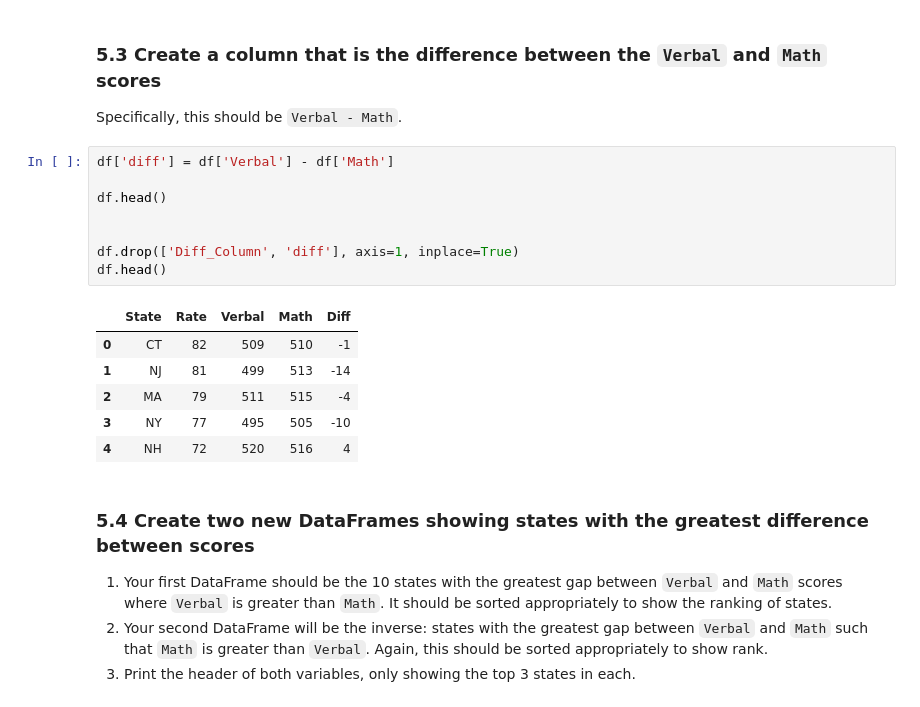
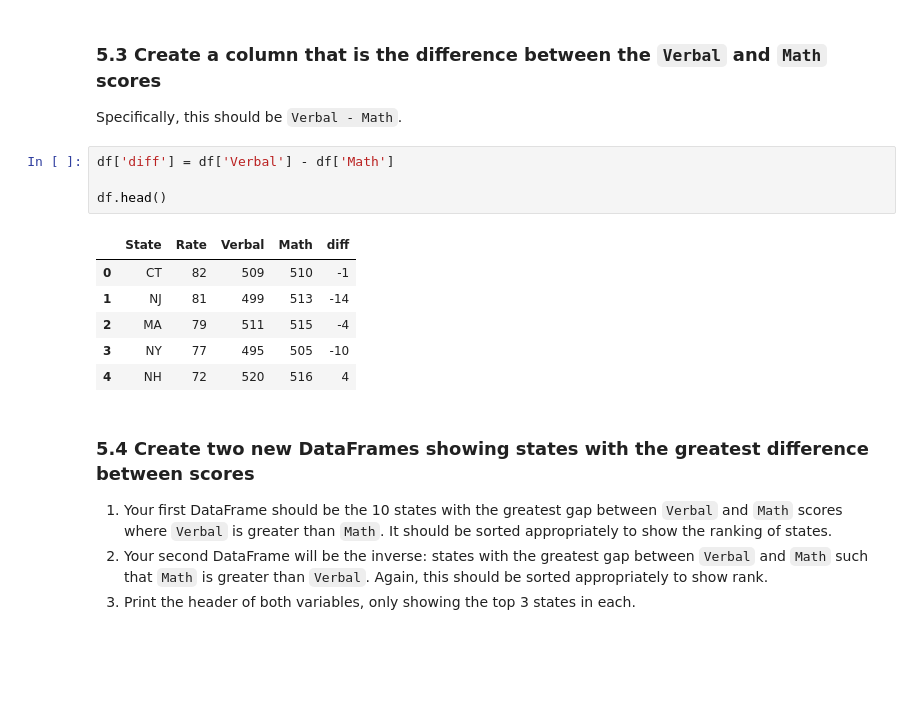
Before and after one commit to Saurabh66/Data-Science-Projects, a Jupyter notebook: project02/project-02-v2-starter-code.ipynb, the cells around one changed output. Cells and saved outputs as stored; diff of their text form; blank space fills up the shorter version.

```diff
--- a/project02/project-02-v2-starter-code.ipynb
+++ b/project02/project-02-v2-starter-code.ipynb
@@ -332,13 +366,9 @@ Specifically, this should be `Verbal - Math`.
 # %%
 df['diff'] = df['Verbal'] - df['Math']
 
 df.head()
-
-
-df.drop(['Diff_Column', 'diff'], axis=1, inplace=True)
-df.head()
 # %% [output]
-|  | State | Rate | Verbal | Math | Diff |
+|  | State | Rate | Verbal | Math | diff |
 | 0 | CT | 82 | 509 | 510 | -1 |
 | 1 | NJ | 81 | 499 | 513 | -14 |
 | 2 | MA | 79 | 511 | 515 | -4 |
```
Also changed, not shown: parts of 34 cells of this notebook.
